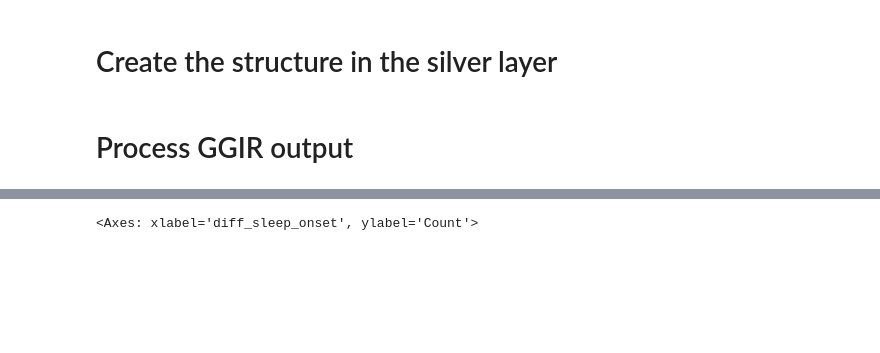
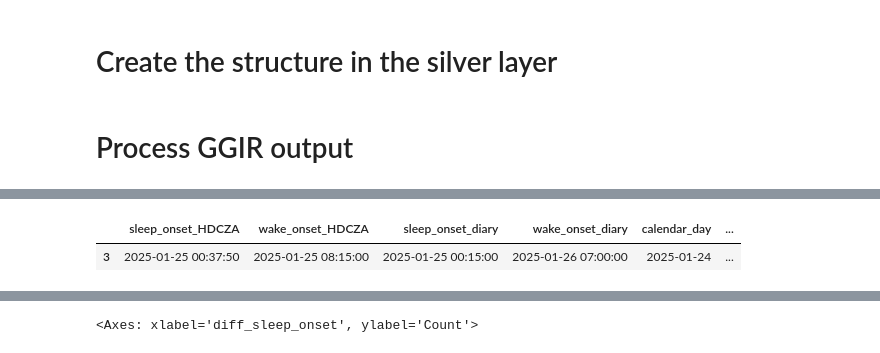
Before and after one commit to marcellosicbaldi/DARE-wearable-pipelines, a Jupyter notebook: notebooks/icare-it_EDA.ipynb, the cells around one changed output, grey strips where cells are left out. Drawn from its saved outputs; the diff is of its cells as text; code cells hidden in the pictures; blank space fills up the shorter version.

```diff
--- a/notebooks/icare-it_EDA.ipynb
+++ b/notebooks/icare-it_EDA.ipynb
@@ -479,3 +589,5 @@ GeneActivCaviglia:  6 days 22:27:26
 # %%
-from utils.compute_acc_SMV import compute_acc_SMV
-geneactiv["wrist"]["acc_SMV"] = compute_acc_SMV(geneactiv["wrist"])
+from utils.compute_acc_metrics import compute_acc_SMV
+
+acc_rooti["acc_SMV"] = compute_acc_SMV(acc_rooti)
+acc_gen["acc_SMV"] = compute_acc_SMV(acc_gen)
@@ -518,2 +593,0 @@ plt.plot(acc_rooti.loc[pd.Timestamp("2025-01-17 11:34:21"):pd.Timestamp("2025-01
-# %%
-acc_rooti.index = t_acc_rooti.index #+ pd.Timedelta("1h")
@@ -559,8 +641,8 @@ from utils.resample_signal import apply_resample
 
 fs_res = 100
 
-acc_rooti_first_hour = acc_rooti.loc[:t_start_rooti + pd.Timedelta("2h")]["acc_SMV"]
-acc_gen_first_hour = acc_gen.loc[:acc_gen.index[0] + pd.Timedelta("1h")]["acc_SMV"]
+acc_rooti_first_hour = acc_rooti.loc[:t_start_rooti + pd.Timedelta("4h")]["acc_SMV"]
+acc_gen_first_hour = acc_gen.loc[:acc_gen.index[0] + pd.Timedelta("3h")]["acc_SMV"]
 
 t_acc_rooti_resampled, acc_rooti_resampled = apply_resample(time = acc_rooti_first_hour.index.astype(np.int64).to_numpy(), time_rs = acc_gen_first_hour.index.astype(np.int64).to_numpy(),
                                      data = acc_rooti_first_hour.values)
@@ -572,4 +654,4 @@ acc_rooti_resampled = pd.Series(acc_rooti_resampled[0], index = pd.to_datetime(t
 from utils.segment_signal import segment_signal
 
 acc_gen_segments = segment_signal(acc_gen_first_hour, window_size = 20*fs_res, overlap = 0.5)
-# acc_rooti_segments = segment_signal(acc_rooti_resampled, window_size = 20*fs_res, overlap = 0.5)
+acc_rooti_segments = segment_signal(acc_rooti_resampled, window_size = 20*fs_res, overlap = 0.5)
@@ -826,0 +979,5 @@ diary_SPT
+# %%
+diary_df[diary_df["diff_wake_onset"] < -10]
+# %% [output]
+|  | sleep_onset_HDCZA | wake_onset_HDCZA | sleep_onset_diary | wake_onset_diary | calendar_day | ... |
+| 3 | 2025-01-25 00:37:50 | 2025-01-25 08:15:00 | 2025-01-25 00:15:00 | 2025-01-26 07:00:00 | 2025-01-24 | ... |
```
Also changed, not shown: parts of 36 cells of this notebook.
